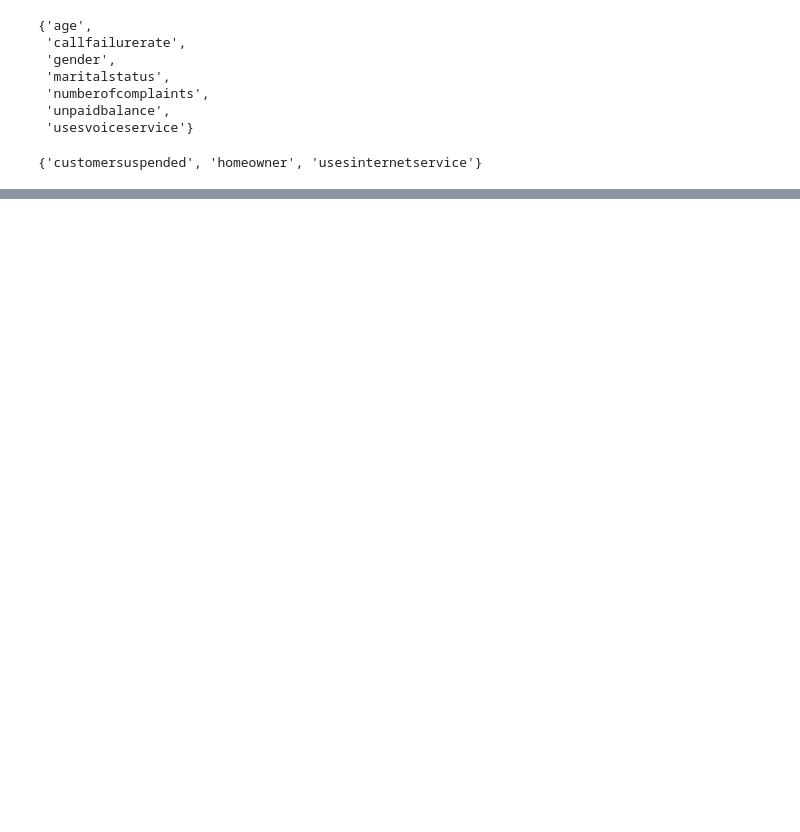
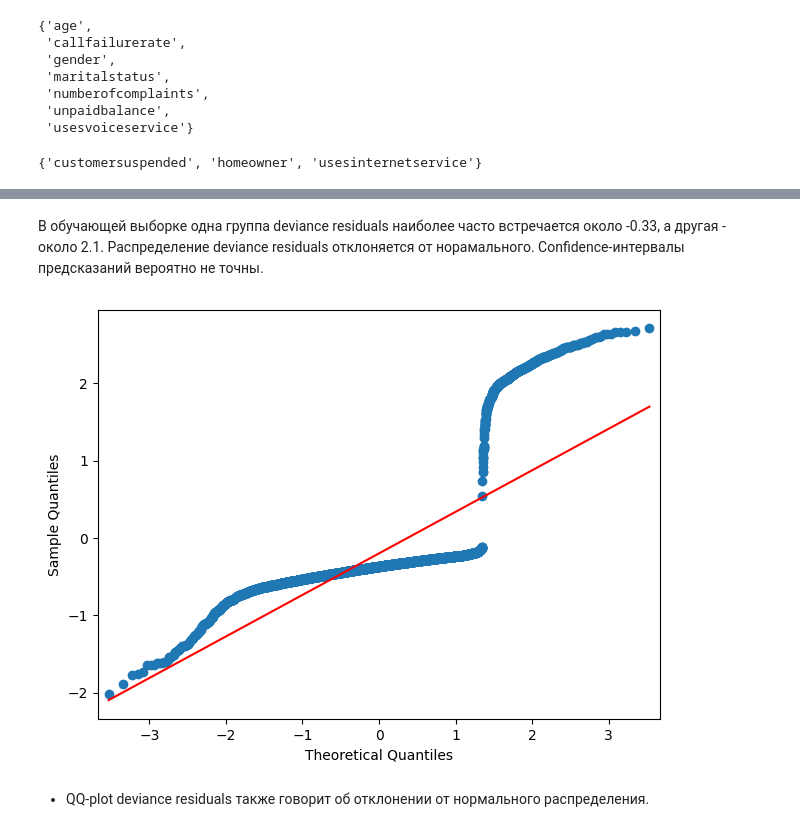
Before and after one commit to YaninaK/churn-prediction, a Jupyter notebook: notebooks/01_EDA_and_Feature_selection.ipynb, the cells around one changed output, grey strips where cells are left out. Saved outputs shown, nothing was run; the diff lists cells and outputs as text; code cells hidden in the pictures; blank space fills up the shorter version.

```diff
--- a/notebooks/01_EDA_and_Feature_selection.ipynb
+++ b/notebooks/01_EDA_and_Feature_selection.ipynb
@@ -971,0 +1138,9 @@ set(importances.index) - set(selected_features)
+# %% [markdown]
+В обучающей выборке одна группа deviance residuals наиболее часто встречается около -0.33, а другая - около 2.1. Распределение deviance residuals отклоняется от норамального. Confidence-интервалы предсказаний вероятно не точны.
+# %%
+fig = sm.graphics.qqplot(models_glm[np.argmax(aucs_glm)].resid_deviance, line='r')
+fig.tight_layout(pad=1.0)
+# %% [output]
+[figure, added]
+# %% [markdown]
+* QQ-plot deviance residuals также говорит об отклонении от нормального распределения.
```
Also changed, not shown: parts of 66 cells of this notebook.
